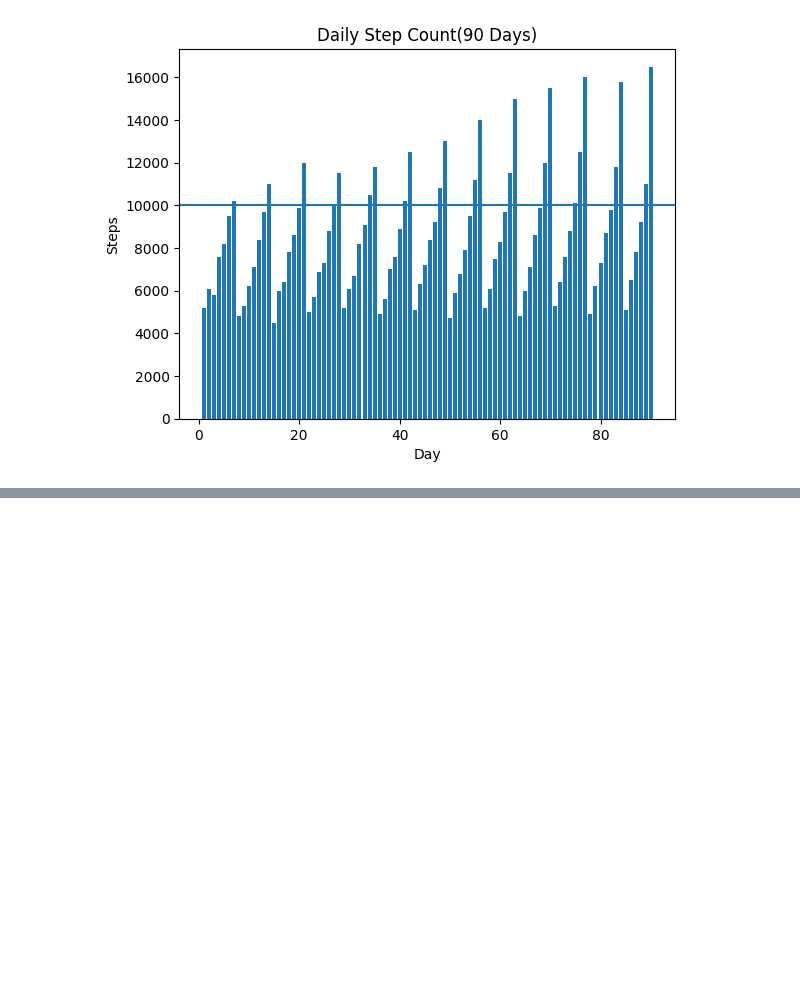
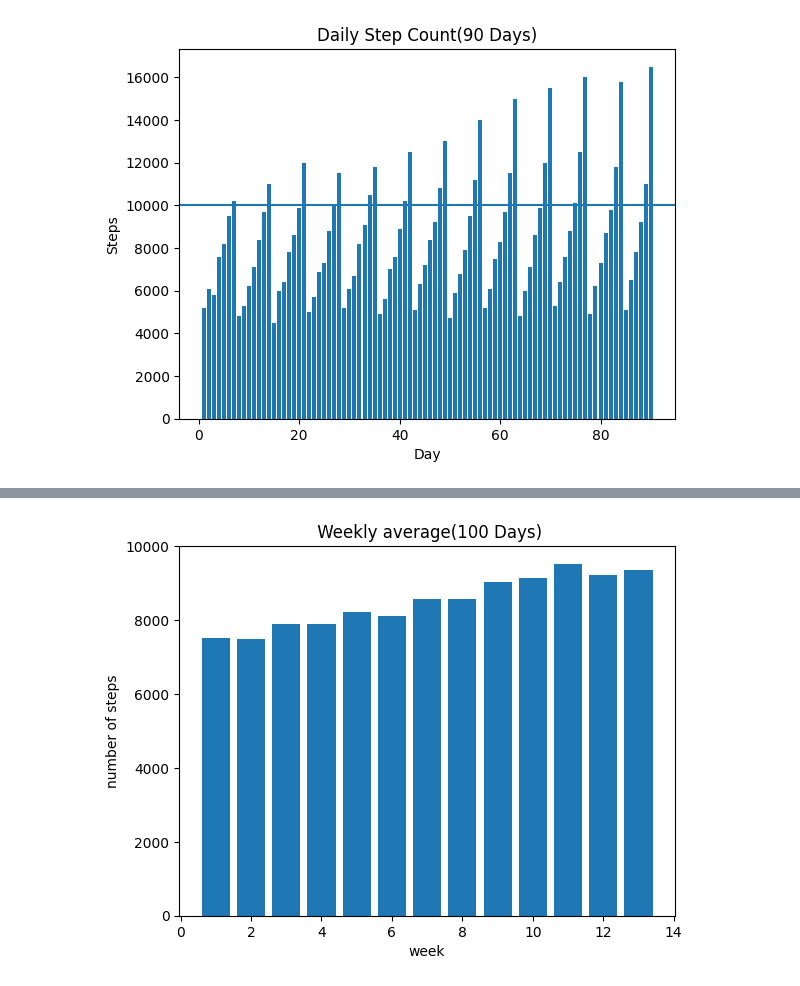
Before and after one commit to Parish350/Data-Science-With-Python, a Jupyter notebook: Stepsdataanalysis.ipynb, the cells around one changed output, grey strips where cells are left out. Drawn from its saved outputs; the diff is of its cells as text; code cells hidden in the pictures; blank space fills up the shorter version.

```diff
--- a/Stepsdataanalysis.ipynb
+++ b/Stepsdataanalysis.ipynb
@@ -26,0 +27,10 @@ plt.show()
+# %%
+data["week"] = (data["Day"] - 1) //7+ 1
+week_avg = data.groupby("week")["Steps"].mean()
+plt.bar(week_avg.index, week_avg.values)
+plt.xlabel("week")
+plt.ylabel("number of steps")
+plt.title(" Weekly average(100 Days)")
+plt.show()
+# %% [output]
+[figure, added]
```
Also changed, not shown: parts of 1 cell of this notebook.
